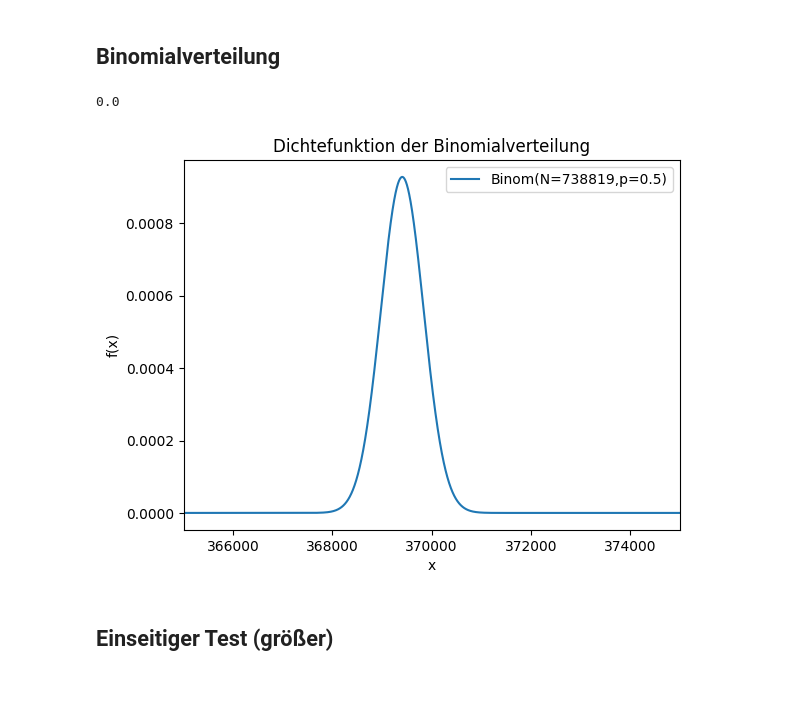
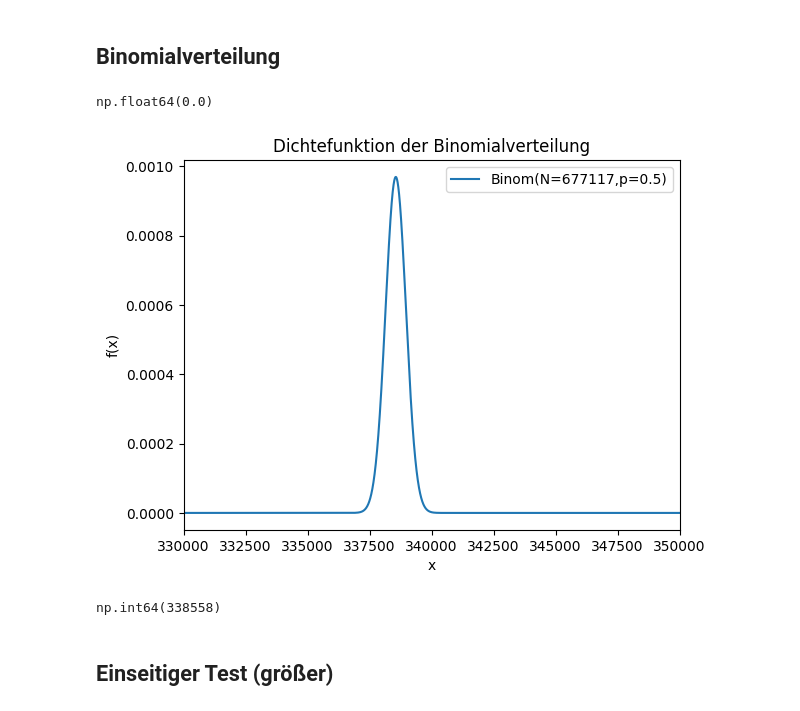
Before and after one commit to AlexKressner/Statistik, a Jupyter notebook: Statistisches_Testen.ipynb, the cells around one changed output. Drawn from its saved outputs; the diff is of its cells as text; code cells hidden in the pictures.

```diff
--- a/Statistisches_Testen.ipynb
+++ b/Statistisches_Testen.ipynb
@@ -7,14 +7,14 @@ import matplotlib.pyplot as plt
 # %% [markdown]
 ## Binomialverteilung
 # %%
-N = 738819
-x = 379107
+N = 677117
+x = 347716
 p = 0.5
 # %%
-# P(X>=379107|p=0.5)
+# P(X>=347716|p=0.5)
 1-stats.binom.cdf(x-1,N,p)
 # %% [output]
-0.0
+np.float64(0.0)
 # %%
 x = np.arange(0,N)
 # %%
@@ -22,19 +22,23 @@ prob = stats.binom.pmf(x,N,p=0.5)
 # %%
 fig, ax = plt.subplots(1, 1)
 ax.plot(
     x,
     prob,
     ms=1,
     label=f"Binom(N={N},p={p})"
     )
 ax.set_title('Dichtefunktion der Binomialverteilung')
 ax.set_xlabel('x')
 ax.set_ylabel('f(x)')
-ax.set_xlim([365000,375000])
+ax.set_xlim([330000,350000])
 ax.legend()
 plt.show()
 # %% [output]
-[figure, old version]
+[figure, new version]
+# %%
+np.argmax(prob)
+# %% [output]
+np.int64(338558)
 # %% [markdown]
 ## Einseitiger Test (größer)
 # %%
```
